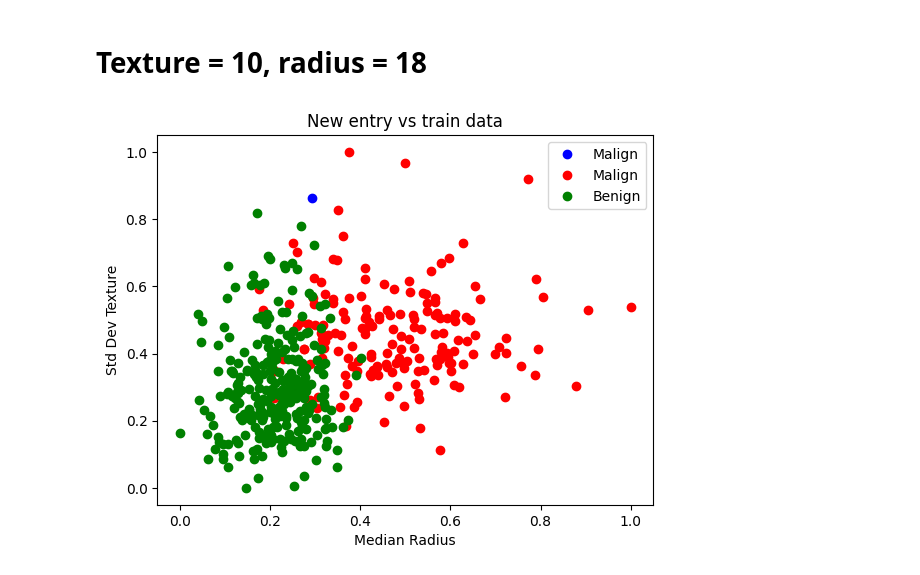
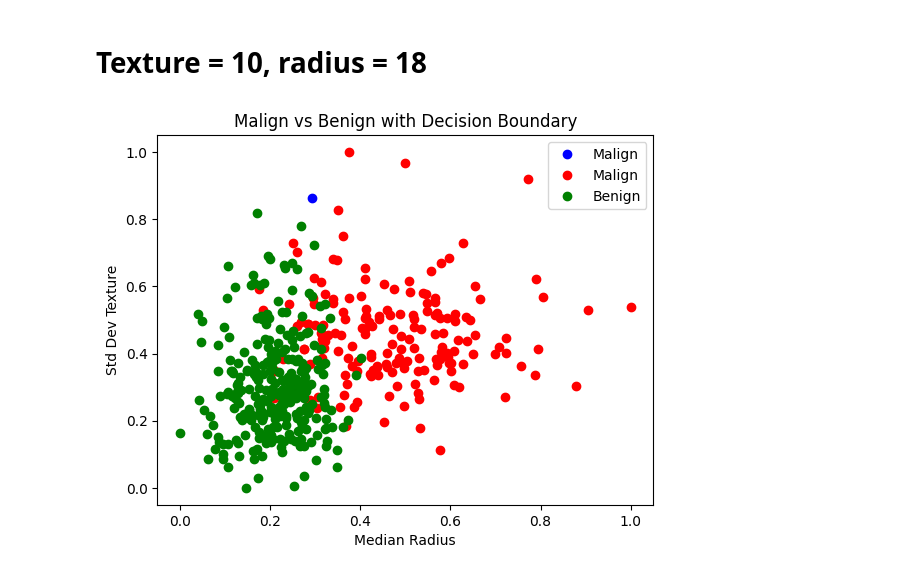
Before and after one commit to zdrobix/csubb, a Jupyter notebook: Semestru 4/IA/lab/lab6/problem2_tool.ipynb, the cells around one changed output. Saved outputs shown, nothing was run; the diff lists cells and outputs as text; code cells hidden in the pictures.

```diff
--- a/Semestru 4/IA/lab/lab6/problem2_tool.ipynb
+++ b/Semestru 4/IA/lab/lab6/problem2_tool.ipynb
@@ -81,16 +81,13 @@ def normalisation(x_train__, x_test__):
 median_radius = [(x + y + z) / 3 for (x,y,z) in zip(X['radius1'], X['radius2'], X['radius3'])]
 std_texture = [np.std([x, y, z]) for (x, y, z) in zip(X['texture1'], X['texture2'], X['texture3'])]
 
-median_radius = np.array(median_radius)
-std_texture = np.array(std_texture)
-y = np.array(y).ravel()
 
 plot(title='Malign vs Bening tumors',
-     x1=median_radius[y == 'M'],
-     y1=std_texture[y == 'M'],
+     x1=[median_radius[i] for i in range(len(y)) if y[i] == 'M'],
+     y1=[std_texture[i] for i in range(len(y)) if y[i] == 'M'],
      label1='Malign',
-     x2=median_radius[y == 'B'],
-     y2=std_texture[y == 'B'],
+     x2=[median_radius[i] for i in range(len(y)) if y[i] == 'B'],
+     y2=[std_texture[i] for i in range(len(y)) if y[i] == 'B'],
      label2='Bening',
      title1='Median radius',
      title2='Std dev texture',
@@ -138,8 +131,6 @@ plot_data(x_test_norm, y_test, 'Malign vs Bening normalised test data')
 # %% [markdown]
 # Model training
 # %%
-y_train = np.array(y_train)
-
 model = LogisticRegression()
 model.fit(x_train_norm, y_train)
 
@@ -148,8 +139,8 @@ w1 = model.coef_[0][0]
 w2 = model.coef_[0][1]
 
 median_radius_train, std_texture_train = zip(*x_train_norm)
-median_radius_train = np.array(median_radius_train)
-std_texture_train = np.array(std_texture_train)
+median_radius_train = list(median_radius_train)
+std_texture_train = list(std_texture_train)
 
 x_vals = np.linspace(min(median_radius_train), max(median_radius_train), 100)
 y_vals = (-w1 * x_vals - w0) / w2
@@ -159,11 +150,11 @@ plt.plot(
     'b-', label='Decision Boundary')
 
 plot(title='Malign vs Benign with Decision Boundary',
-    x1=median_radius_train[y_train == 'M'],
-    y1=std_texture_train[y_train == 'M'],
+    x1=[median_radius_train[i] for i in range(len(y_train)) if y_train[i] == 'M'],
+    y1=[std_texture_train[i] for i in range(len(y_train)) if y_train[i] == 'M'],
     label1='Malign',
-    x2=median_radius_train[y_train == 'B'],
-    y2=std_texture_train[y_train == 'B'],
+    x2=[median_radius_train[i] for i in range(len(y_train)) if y_train[i] == 'B'],
+    y2=[std_texture_train[i] for i in range(len(y_train)) if y_train[i] == 'B'],
     label2='Benign',
     title1='Median Radius',
     title2='Std Dev Texture',
@@ -214,25 +205,25 @@ plot(title='Bening tumors actual vs predicted',
 # %%
 new_x_test = [[10, 18]]
 texture_min_max, radius_min_max = min_max_list[0], min_max_list[1]
 
 normalised_new_x_test = [[(x[0] - texture_min_max[0])/ (texture_min_max[1] - texture_min_max[0]),
                           (x[1] - radius_min_max[0]) / (radius_min_max[1] - radius_min_max[0])] for x in new_x_test ]
 
 new_y_test = model.predict(normalised_new_x_test)
 
 plt.plot(normalised_new_x_test[0][0], normalised_new_x_test[0][1], 'bo', label='Malign')
 plt.legend()
 
-plot(title='New entry vs train data',
-    x1=median_radius_train[y_train == 'M'],
-    y1=std_texture_train[y_train == 'M'],
+plot(title='Malign vs Benign with Decision Boundary',
+    x1=[median_radius_train[i] for i in range(len(y_train)) if y_train[i] == 'M'],
+    y1=[std_texture_train[i] for i in range(len(y_train)) if y_train[i] == 'M'],
     label1='Malign',
-    x2=median_radius_train[y_train == 'B'],
-    y2=std_texture_train[y_train == 'B'],
+    x2=[median_radius_train[i] for i in range(len(y_train)) if y_train[i] == 'B'],
+    y2=[std_texture_train[i] for i in range(len(y_train)) if y_train[i] == 'B'],
     label2='Benign',
     title1='Median Radius',
     title2='Std Dev Texture',
     mode1='ro',
     mode2='go')
 # %% [output]
-[figure, old version]
+[figure, new version]
```
Also changed, not shown: parts of 2 cells of this notebook.
